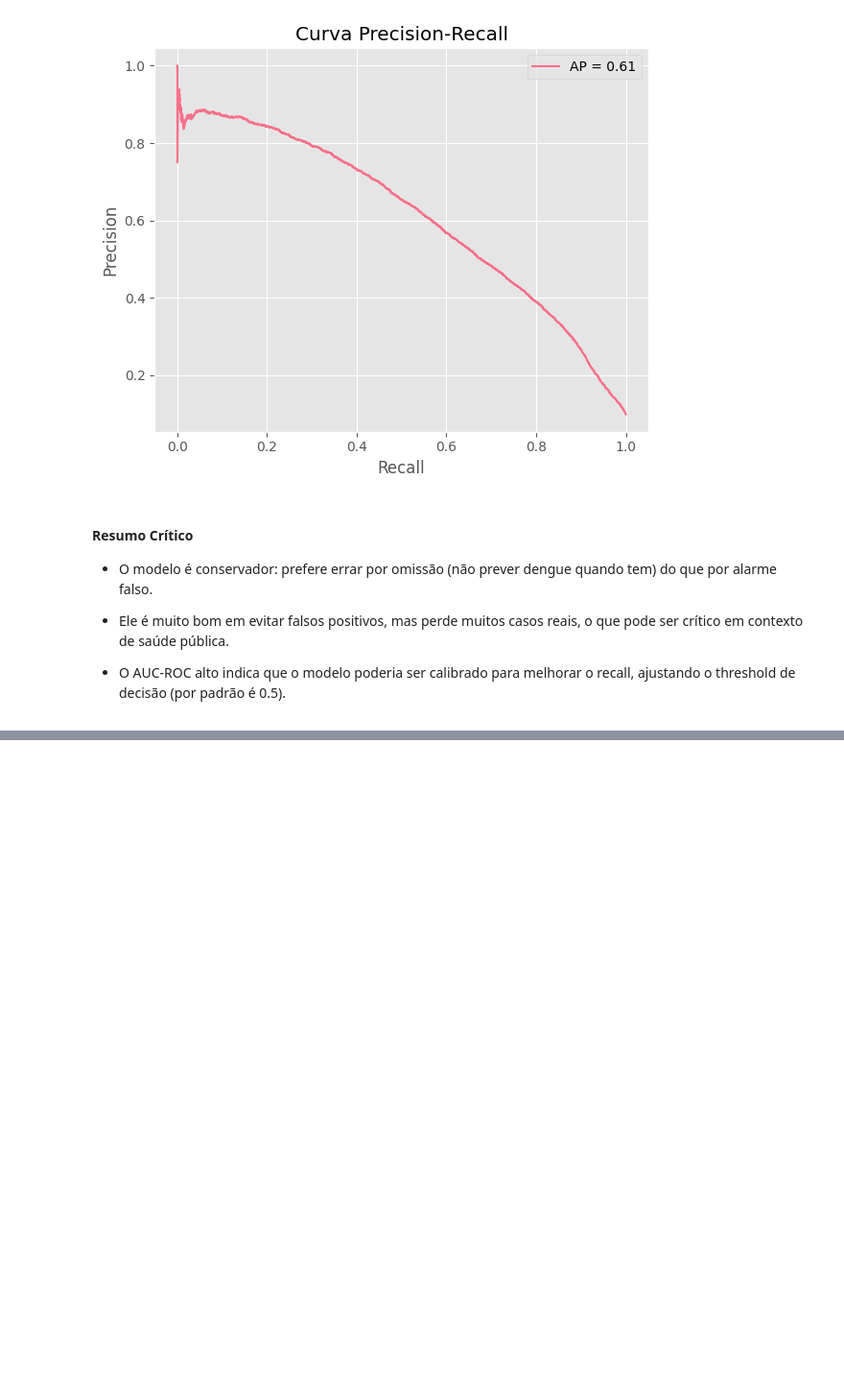
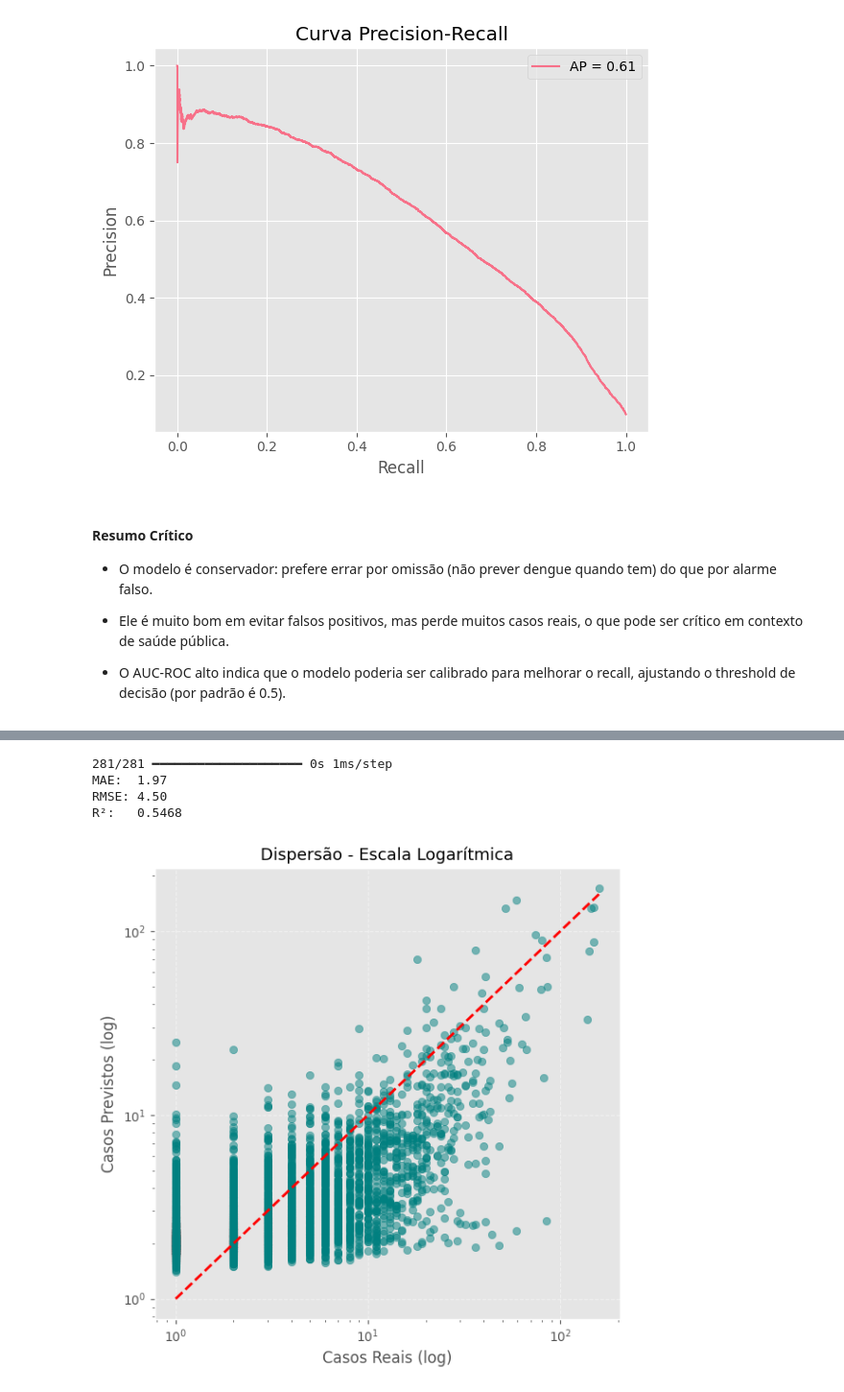
Before and after one commit to Gallicchio-Tavares/T3_AM, a Jupyter notebook: T3_classificacao_binaria.ipynb, the cells around one changed output, grey strips where cells are left out. Shown at 96% size. Drawn from its saved outputs; the diff is of its cells as text; code cells hidden in the pictures; blank space fills up the shorter version.

```diff
--- a/T3_classificacao_binaria.ipynb
+++ b/T3_classificacao_binaria.ipynb
@@ -403,0 +446,9 @@ plt.show()
+# %%
+history_reg = lstm_reg.fit(
+    X_train_reg, y_train_reg,
+    validation_data=(X_val_reg, y_val_reg),
+    epochs=100,
+    batch_size=64,
+    callbacks=callbacks_reg,
+    verbose=1
+)
@@ -403,0 +473,32 @@ plt.show()
+# %%
+from sklearn.metrics import root_mean_squared_error, mean_absolute_error, r2_score
+
+# Previsões
+y_pred_reg = lstm_reg.predict(X_test_reg).flatten()
+
+# Métricas
+mae = mean_absolute_error(y_test_reg, y_pred_reg)
+rmse = root_mean_squared_error(y_test_reg, y_pred_reg)
+r2 = r2_score(y_test_reg, y_pred_reg)
+
+print(f"MAE:  {mae:.2f}")
+print(f"RMSE: {rmse:.2f}")
+print(f"R²:   {r2:.4f}")
+# %% [output]
+281/281 ━━━━━━━━━━━━━━━━━━━━ 0s 1ms/step
+MAE:  1.97
+RMSE: 4.50
+R²:   0.5468
+# %%
+plt.figure(figsize=(6, 6))
+plt.scatter(y_test_reg, y_pred_reg, alpha=0.5, color='teal')
+plt.plot([y_test_reg.min(), y_test_reg.max()], [y_test_reg.min(), y_test_reg.max()], 'r--', lw=2)
+plt.xscale('log')  # Escala logarítmica no eixo X
+plt.yscale('log')  # Escala logarítmica no eixo Y
+plt.xlabel("Casos Reais (log)")
+plt.ylabel("Casos Previstos (log)")
+plt.title("Dispersão - Escala Logarítmica", fontsize=13)
+plt.grid(True, linestyle='--', alpha=0.5)
+plt.tight_layout()
+# %% [output]
+[figure, added]
```
Also changed, not shown: parts of 7 cells of this notebook, 4 other files.
